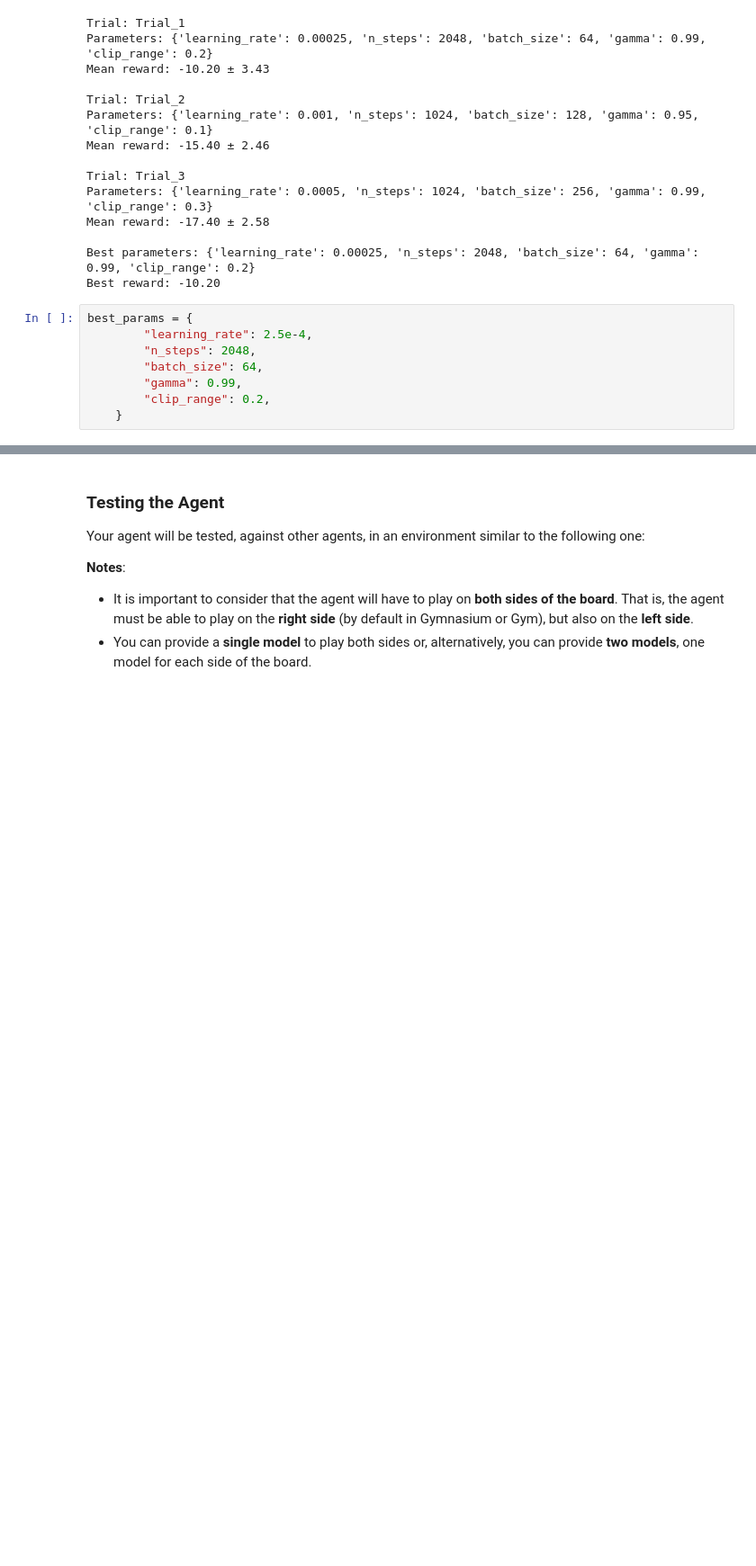
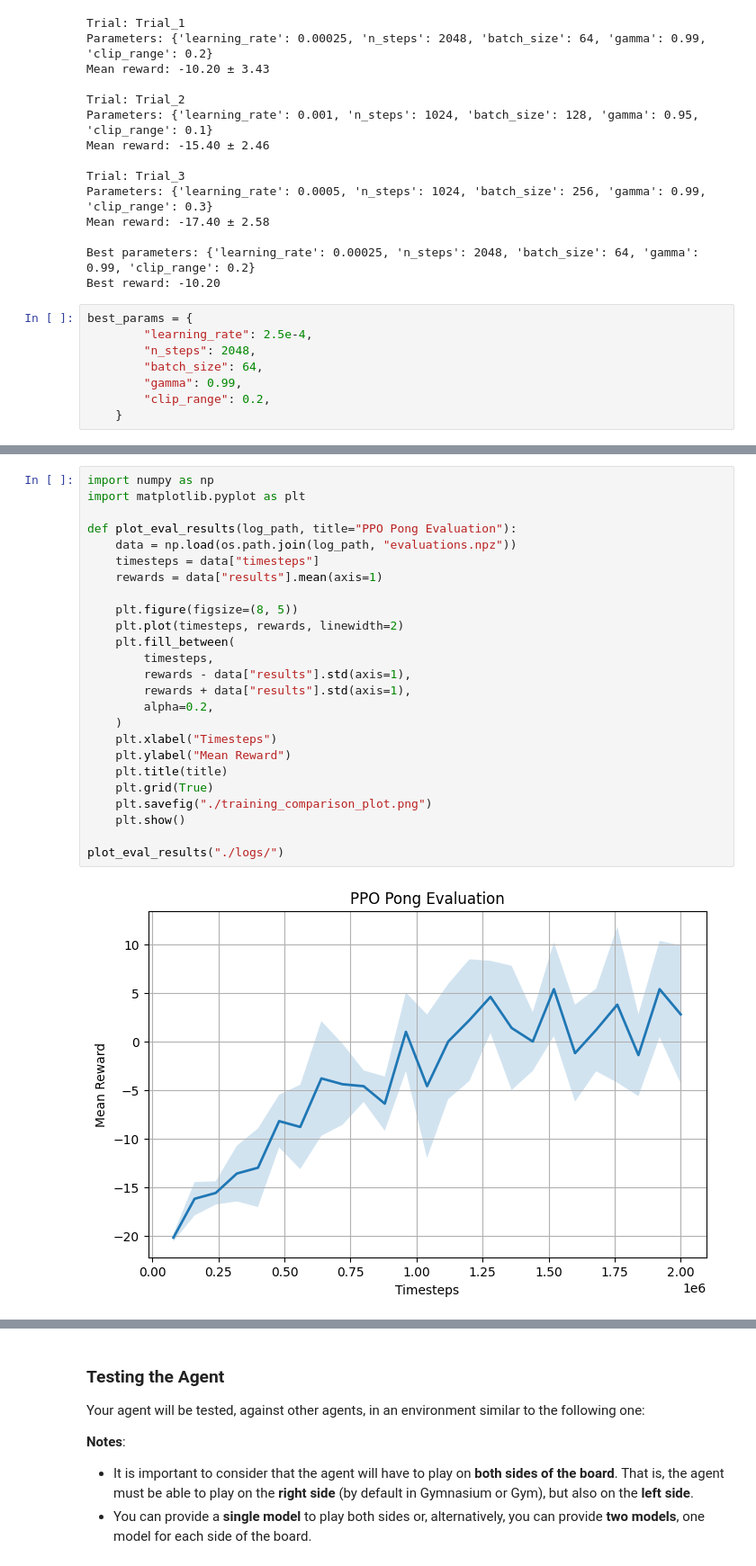
Before and after one commit to Gusgus127/Pong-Tournament, a Jupyter notebook: project-pml-part-2.ipynb, the cells around one changed output, grey strips where cells are left out. Shown at 90% size. Drawn from its saved outputs; the diff is of its cells as text; blank space fills up the shorter version.

```diff
--- a/project-pml-part-2.ipynb
+++ b/project-pml-part-2.ipynb
@@ -430,3 +443,30 @@ Episode length: 2169.20 +/- 238.63
+# %%
+import numpy as np
+import matplotlib.pyplot as plt
+
+def plot_eval_results(log_path, title="PPO Pong Evaluation"):
+    data = np.load(os.path.join(log_path, "evaluations.npz"))
+    timesteps = data["timesteps"]
+    rewards = data["results"].mean(axis=1)
+
+    plt.figure(figsize=(8, 5))
+    plt.plot(timesteps, rewards, linewidth=2)
+    plt.fill_between(
+        timesteps,
+        rewards - data["results"].std(axis=1),
+        rewards + data["results"].std(axis=1),
+        alpha=0.2,
+    )
+    plt.xlabel("Timesteps")
+    plt.ylabel("Mean Reward")
+    plt.title(title)
+    plt.grid(True)
+    plt.savefig("./training_comparison_plot.png")
+    plt.show()
+
+plot_eval_results("./logs/")
+# %% [output]
+[figure, added]
 # %%
 import numpy as np
 import supersuit as ss
```
Also changed, not shown: parts of 8 cells of this notebook, 13 other files.
